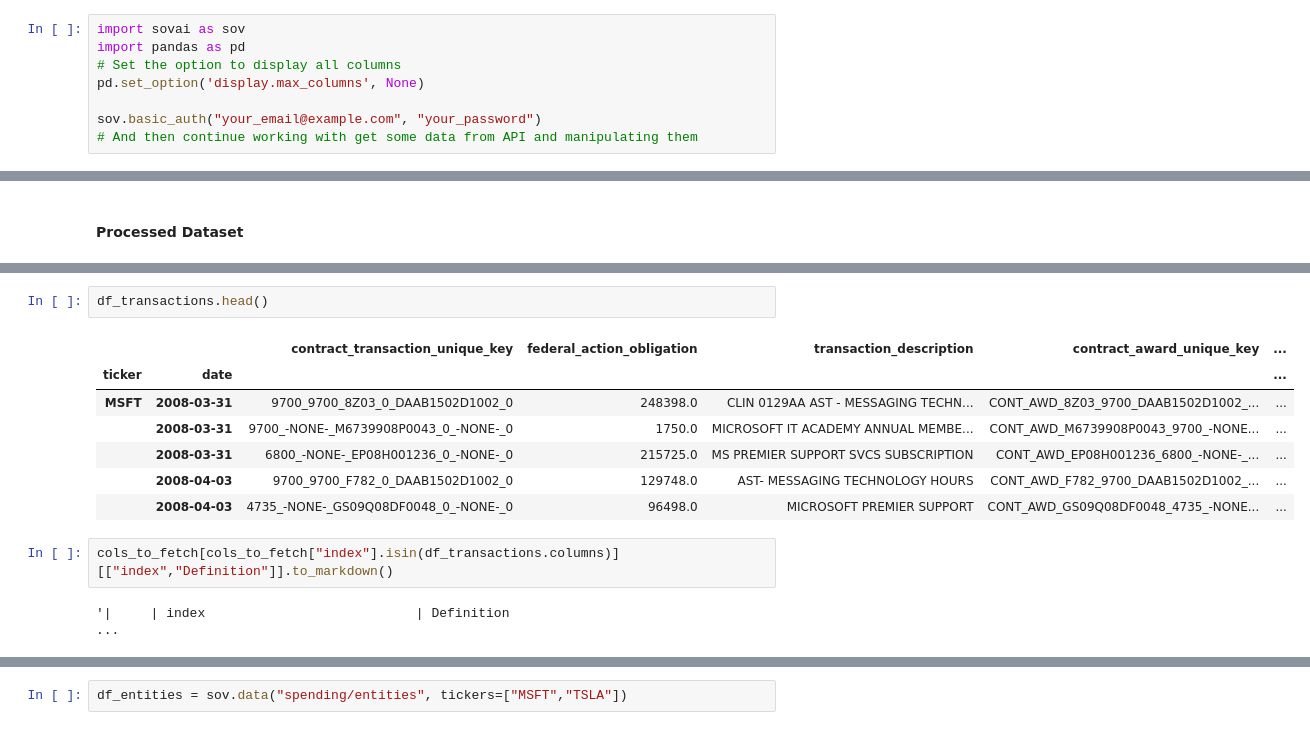
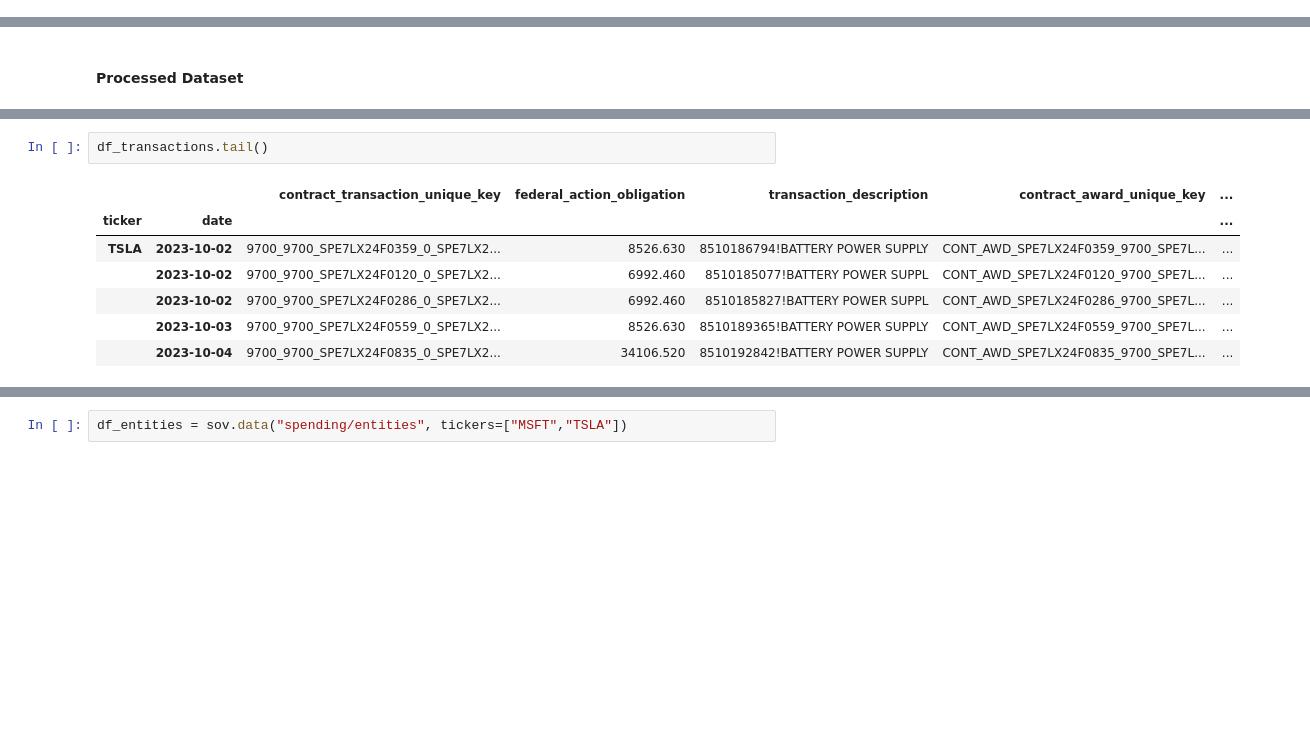
Before and after one commit to souzatharsis/sovai-public, a Jupyter notebook: notebooks/tutorials/Government Spending.ipynb, the cells around one changed output, grey strips where cells are left out. Drawn from its saved outputs; the diff is of its cells as text; blank space fills up the shorter version.

```diff
--- a/notebooks/tutorials/Government Spending.ipynb
+++ b/notebooks/tutorials/Government Spending.ipynb
@@ -6,11 +3,3 @@
 # %%
 %load_ext autoreload
 %autoreload 2
-# %%
-import sovai as sov
-import pandas as pd
-# Set the option to display all columns
-pd.set_option('display.max_columns', None)
-
-sov.basic_auth("your_email@example.com", "your_password")
-# And then continue working with get some data from API and manipulating them
@@ -97,14 +31,10 @@ It passsed the DF
 # %%
-df_transactions.head()
+df_transactions.tail()
 # %% [output]
 |  |  | contract_transaction_unique_key | federal_action_obligation | transaction_description | contract_award_unique_key | ... |
 | ticker | date |  |  |  |  | ... |
-| MSFT | 2008-03-31 | 9700_9700_8Z03_0_DAAB1502D1002_0 | 248398.0 | CLIN 0129AA AST - MESSAGING TECHN... | CONT_AWD_8Z03_9700_DAAB1502D1002_... | ... |
-|  | 2008-03-31 | 9700_-NONE-_M6739908P0043_0_-NONE-_0 | 1750.0 | MICROSOFT IT ACADEMY ANNUAL MEMBE... | CONT_AWD_M6739908P0043_9700_-NONE... | ... |
-|  | 2008-03-31 | 6800_-NONE-_EP08H001236_0_-NONE-_0 | 215725.0 | MS PREMIER SUPPORT SVCS SUBSCRIPTION | CONT_AWD_EP08H001236_6800_-NONE-_... | ... |
-|  | 2008-04-03 | 9700_9700_F782_0_DAAB1502D1002_0 | 129748.0 | AST- MESSAGING TECHNOLOGY HOURS | CONT_AWD_F782_9700_DAAB1502D1002_... | ... |
-|  | 2008-04-03 | 4735_-NONE-_GS09Q08DF0048_0_-NONE-_0 | 96498.0 | MICROSOFT PREMIER SUPPORT | CONT_AWD_GS09Q08DF0048_4735_-NONE... | ... |
+| TSLA | 2023-10-02 | 9700_9700_SPE7LX24F0359_0_SPE7LX2... | 8526.630 | 8510186794!BATTERY POWER SUPPLY | CONT_AWD_SPE7LX24F0359_9700_SPE7L... | ... |
+|  | 2023-10-02 | 9700_9700_SPE7LX24F0120_0_SPE7LX2... | 6992.460 | 8510185077!BATTERY POWER SUPPL | CONT_AWD_SPE7LX24F0120_9700_SPE7L... | ... |
+|  | 2023-10-02 | 9700_9700_SPE7LX24F0286_0_SPE7LX2... | 6992.460 | 8510185827!BATTERY POWER SUPPL | CONT_AWD_SPE7LX24F0286_9700_SPE7L... | ... |
+|  | 2023-10-03 | 9700_9700_SPE7LX24F0559_0_SPE7LX2... | 8526.630 | 8510189365!BATTERY POWER SUPPLY | CONT_AWD_SPE7LX24F0559_9700_SPE7L... | ... |
+|  | 2023-10-04 | 9700_9700_SPE7LX24F0835_0_SPE7LX2... | 34106.520 | 8510192842!BATTERY POWER SUPPLY | CONT_AWD_SPE7LX24F0835_9700_SPE7L... | ... |
-# %%
-cols_to_fetch[cols_to_fetch["index"].isin(df_transactions.columns)][["index","Definition"]].to_markdown()
-# %% [output]
-'|     | index                           | Definition                                                                                                                                                    ...
```
Also changed, not shown: parts of 26 cells of this notebook, 14 other files.
